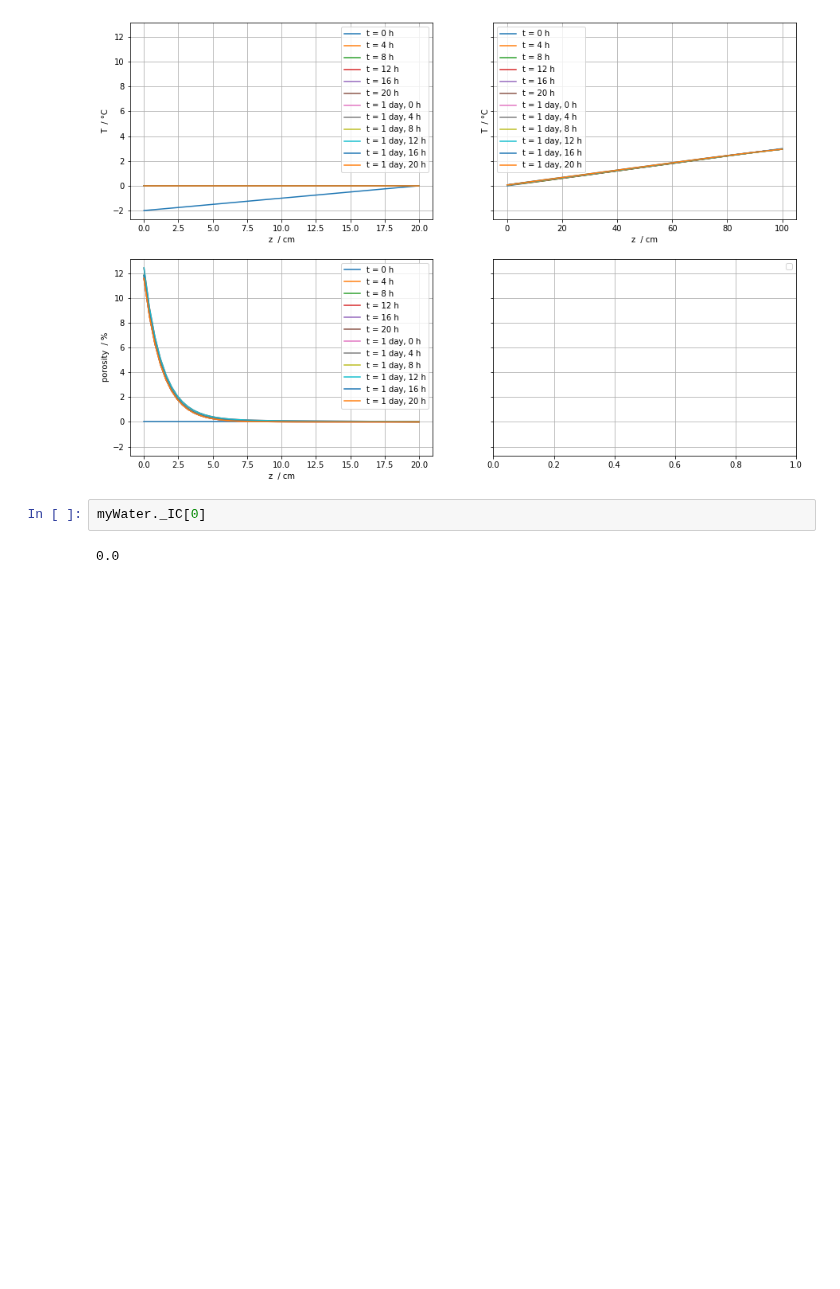
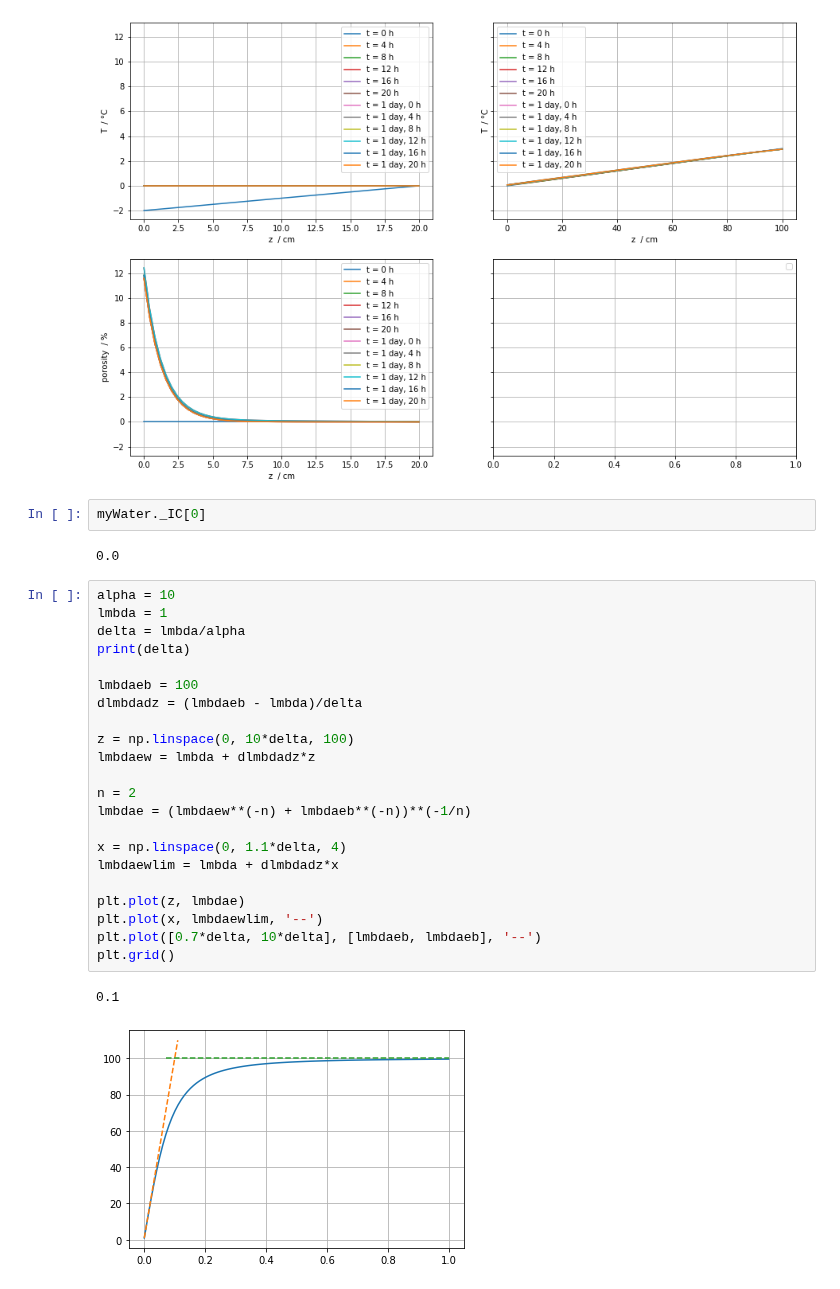
Before and after one commit to Henrikum/skrinning-stuff, a Jupyter notebook: notebooks/skrinning stuff.ipynb, the cells around one changed output. Drawn from its saved outputs; the diff is of its cells as text; blank space fills up the shorter version.

```diff
--- a/notebooks/skrinning stuff.ipynb
+++ b/notebooks/skrinning stuff.ipynb
@@ -248,3 +248,28 @@ No handles with labels found to put in legend.
 myWater._IC[0]
 # %% [output]
 0.0
+# %%
+alpha = 10
+lmbda = 1
+delta = lmbda/alpha
+print(delta)
+
+lmbdaeb = 100
+dlmbdadz = (lmbdaeb - lmbda)/delta
+
+z = np.linspace(0, 10*delta, 100)
+lmbdaew = lmbda + dlmbdadz*z
+
+n = 2
+lmbdae = (lmbdaew**(-n) + lmbdaeb**(-n))**(-1/n)
+
+x = np.linspace(0, 1.1*delta, 4)
+lmbdaewlim = lmbda + dlmbdadz*x
+
+plt.plot(z, lmbdae)
+plt.plot(x, lmbdaewlim, '--')
+plt.plot([0.7*delta, 10*delta], [lmbdaeb, lmbdaeb], '--')
+plt.grid()
+# %% [output]
+0.1
+[figure, added]
```
